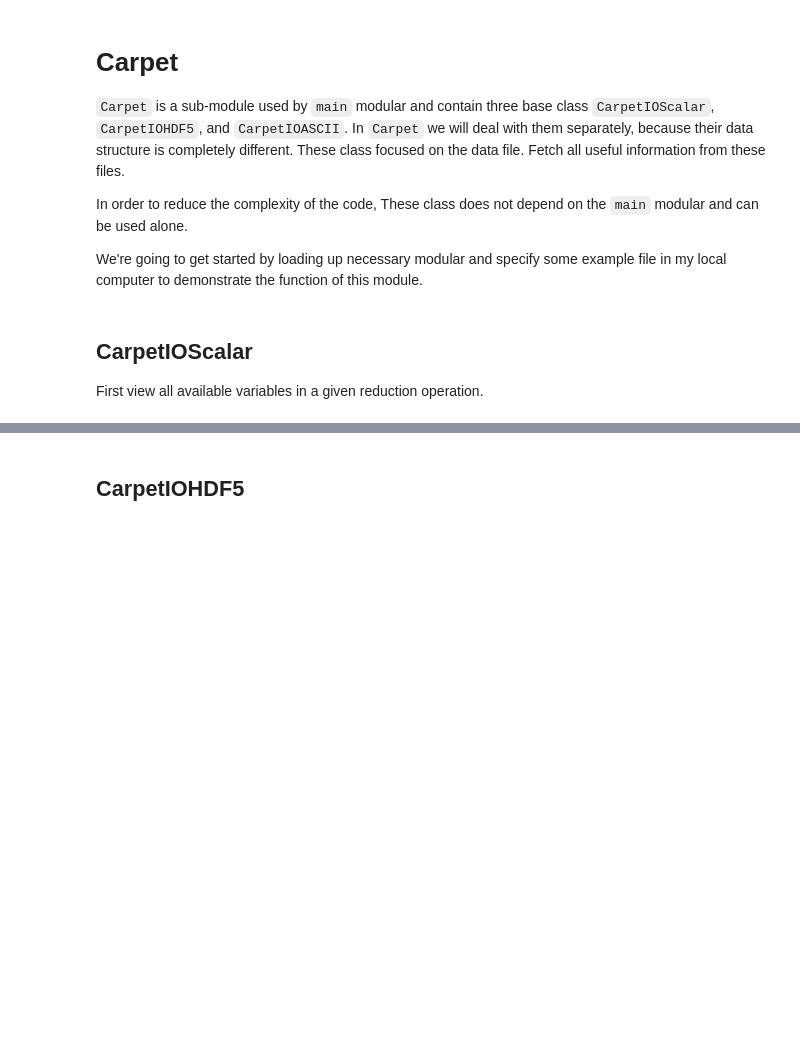
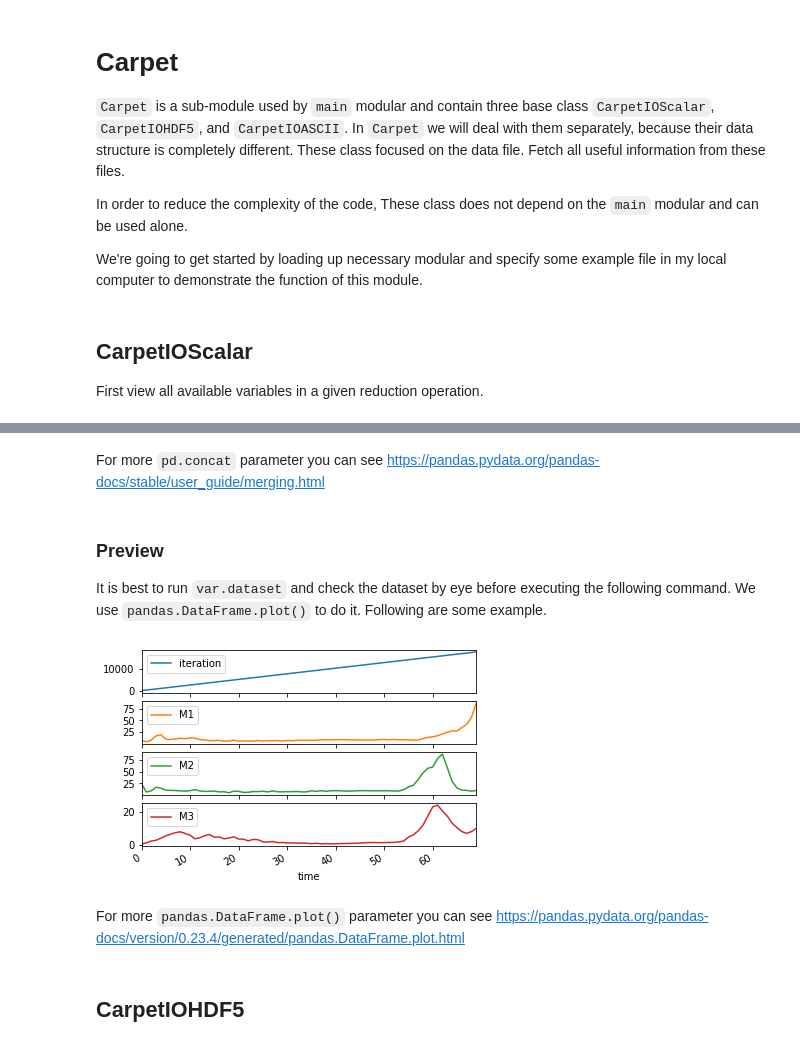
Before and after one commit to YuLiumt/CactusTool, a Jupyter notebook: docs/source/Tutorial/Carpet.ipynb, the cells around one changed output, grey strips where cells are left out. Saved outputs shown, nothing was run; the diff lists cells and outputs as text; code cells hidden in the pictures; blank space fills up the shorter version.

```diff
--- a/docs/source/Tutorial/Carpet.ipynb
+++ b/docs/source/Tutorial/Carpet.ipynb
@@ -32,0 +36,3 @@ Please make sure ['M1', 'M2', 'M3'] belong the same group
+# %%
+var = ds_scalar.max['M']
+print(var.varfiles)
@@ -40,3 +84,15 @@ TypeError: unhashable type: 'list'
+# %% [markdown]
+For more `pd.concat` parameter you can see https://pandas.pydata.org/pandas-docs/stable/user_guide/merging.html
+# %% [markdown]
+### Preview
+
+It is best to run `var.dataset` and check the dataset by eye before executing the following command. We use `pandas.DataFrame.plot()` to do it. Following are some example.
+# %%
+var.preview(sharex=True, subplots=True)
+# %% [output]
+[figure, added]
+# %% [markdown]
+For more `pandas.DataFrame.plot()` parameter you can see https://pandas.pydata.org/pandas-docs/version/0.23.4/generated/pandas.DataFrame.plot.html
 # %% [markdown]
 ## CarpetIOHDF5
 # %%
```
Also changed, not shown: parts of 15 cells of this notebook, 18 other files.
